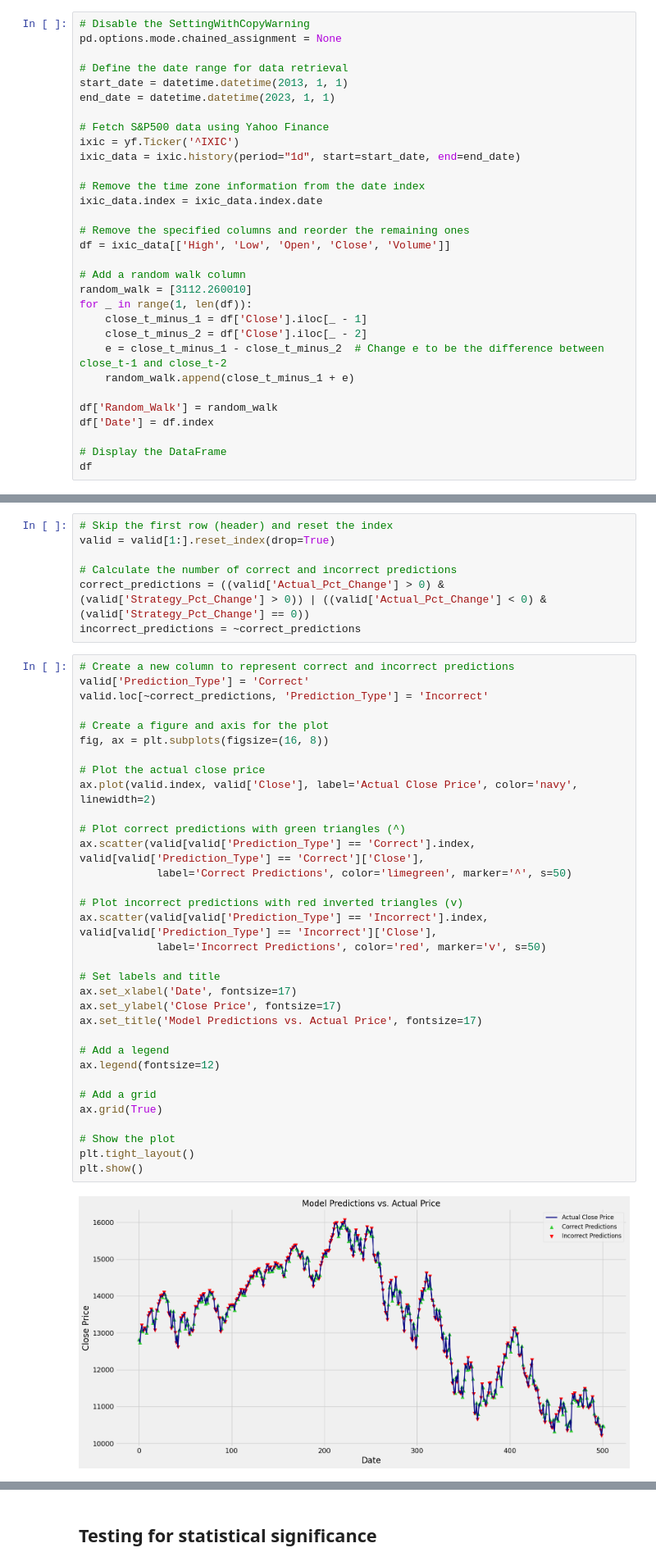
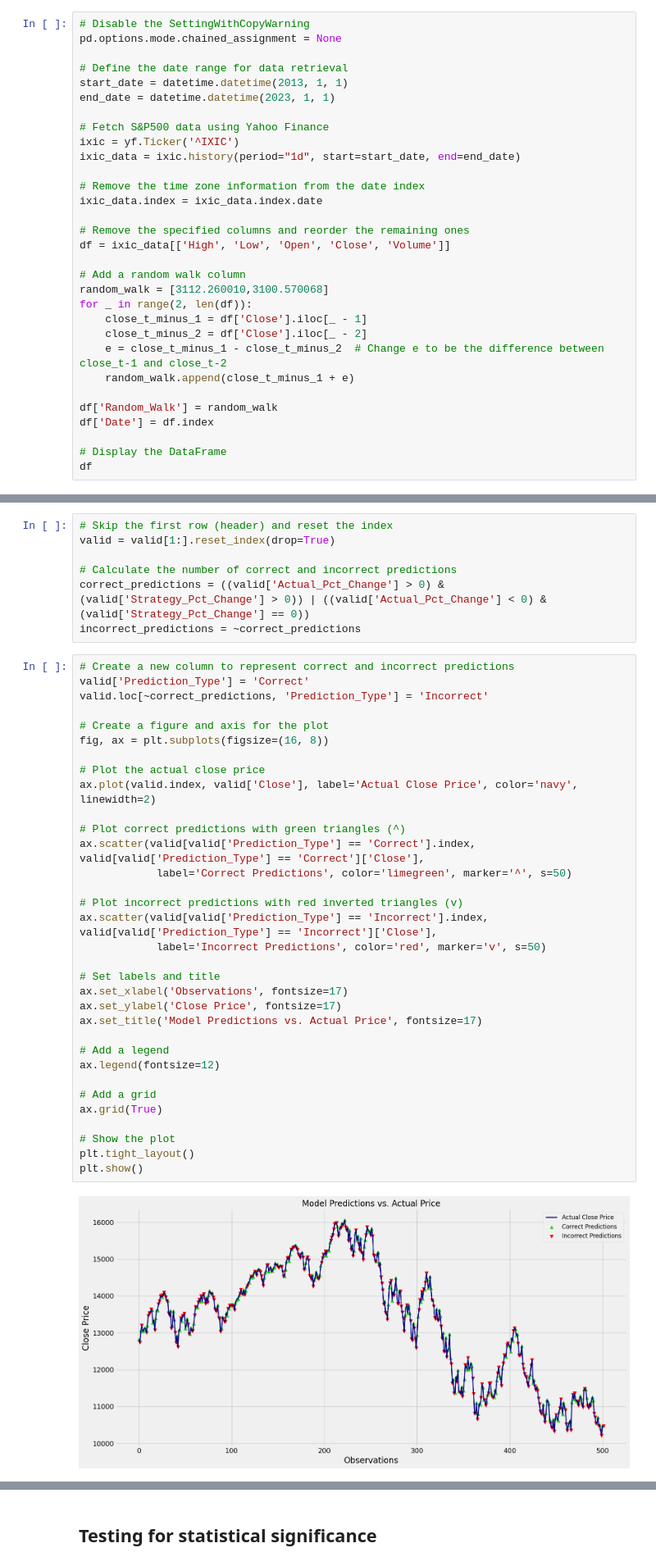
Before and after one commit to odamgaard/Seminar-Applied-Corporate-Finance, a Jupyter notebook: Project/Neural Network (DJI).ipynb, the cells around one changed output, grey strips where cells are left out. Shown at 82% size. Drawn from its saved outputs; the diff is of its cells as text.

```diff
--- a/Project/Neural Network (DJI).ipynb
+++ b/Project/Neural Network (DJI).ipynb
@@ -36,8 +36,8 @@ ixic_data.index = ixic_data.index.date
 df = ixic_data[['High', 'Low', 'Open', 'Close', 'Volume']]
 
 # Add a random walk column
-random_walk = [3112.260010]
-for _ in range(1, len(df)):
+random_walk = [3112.260010,3100.570068]
+for _ in range(2, len(df)):
     close_t_minus_1 = df['Close'].iloc[_ - 1]
     close_t_minus_2 = df['Close'].iloc[_ - 2]
     e = close_t_minus_1 - close_t_minus_2  # Change e to be the difference between close_t-1 and close_t-2
@@ -437,35 +437,35 @@ valid['Prediction_Type'] = 'Correct'
 valid.loc[~correct_predictions, 'Prediction_Type'] = 'Incorrect'
 
 # Create a figure and axis for the plot
 fig, ax = plt.subplots(figsize=(16, 8))
 
 # Plot the actual close price
 ax.plot(valid.index, valid['Close'], label='Actual Close Price', color='navy', linewidth=2)
 
 # Plot correct predictions with green triangles (^)
 ax.scatter(valid[valid['Prediction_Type'] == 'Correct'].index, valid[valid['Prediction_Type'] == 'Correct']['Close'],
             label='Correct Predictions', color='limegreen', marker='^', s=50)
 
 # Plot incorrect predictions with red inverted triangles (v)
 ax.scatter(valid[valid['Prediction_Type'] == 'Incorrect'].index, valid[valid['Prediction_Type'] == 'Incorrect']['Close'],
             label='Incorrect Predictions', color='red', marker='v', s=50)
 
 # Set labels and title
-ax.set_xlabel('Date', fontsize=17)
+ax.set_xlabel('Observations', fontsize=17)
 ax.set_ylabel('Close Price', fontsize=17)
 ax.set_title('Model Predictions vs. Actual Price', fontsize=17)
 
 # Add a legend
 ax.legend(fontsize=12)
 
 # Add a grid
 ax.grid(True)
 
 # Show the plot
 plt.tight_layout()
 plt.show()
 # %% [output]
-[figure, old version]
+[figure, new version]
 # %%
 # Calculate the number of correct predictions for all percentage changes
 correct_predictions = (valid['Strategy_Pct_Change'] == valid['Actual_Pct_Change'])
```
Also changed, not shown: parts of 13 cells of this notebook.
